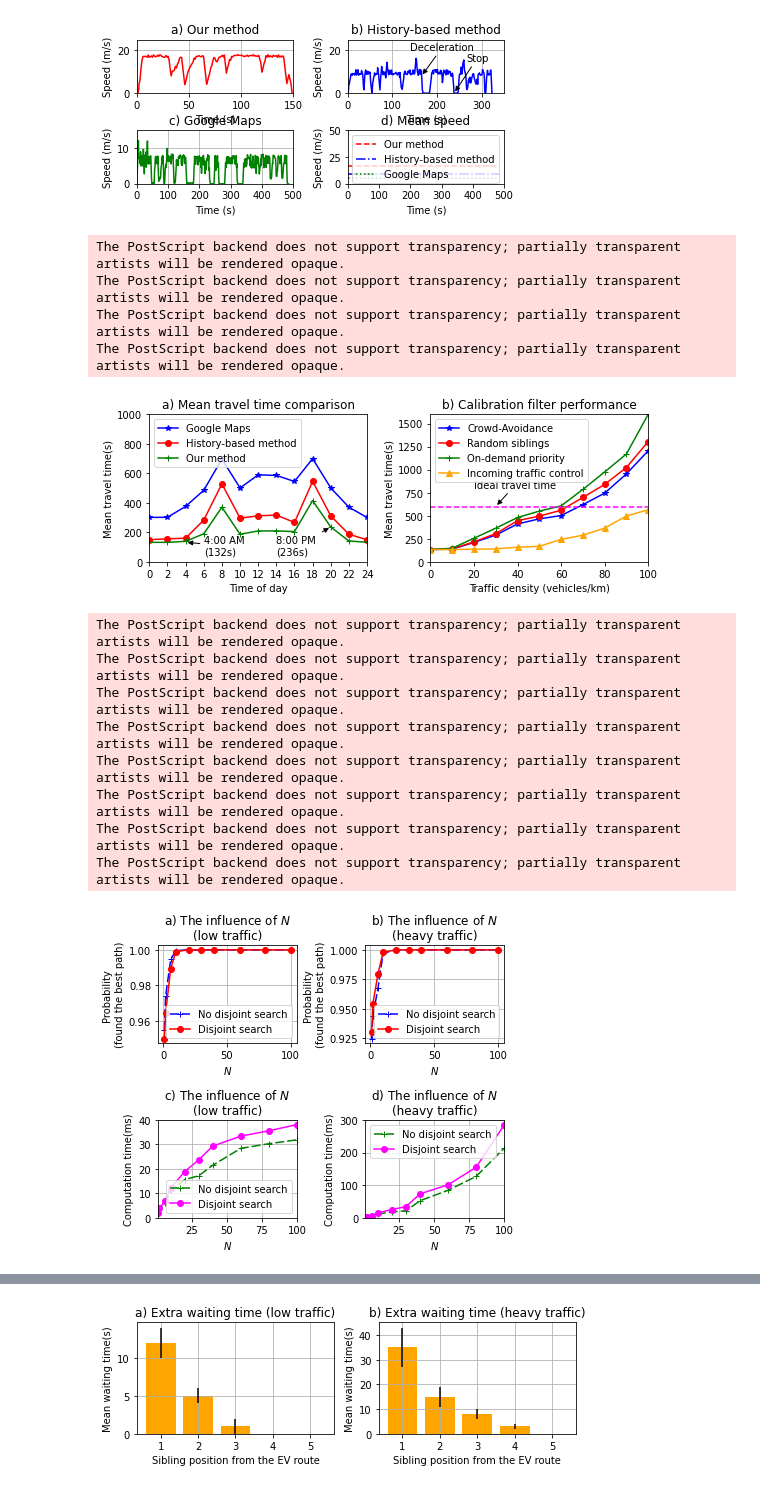
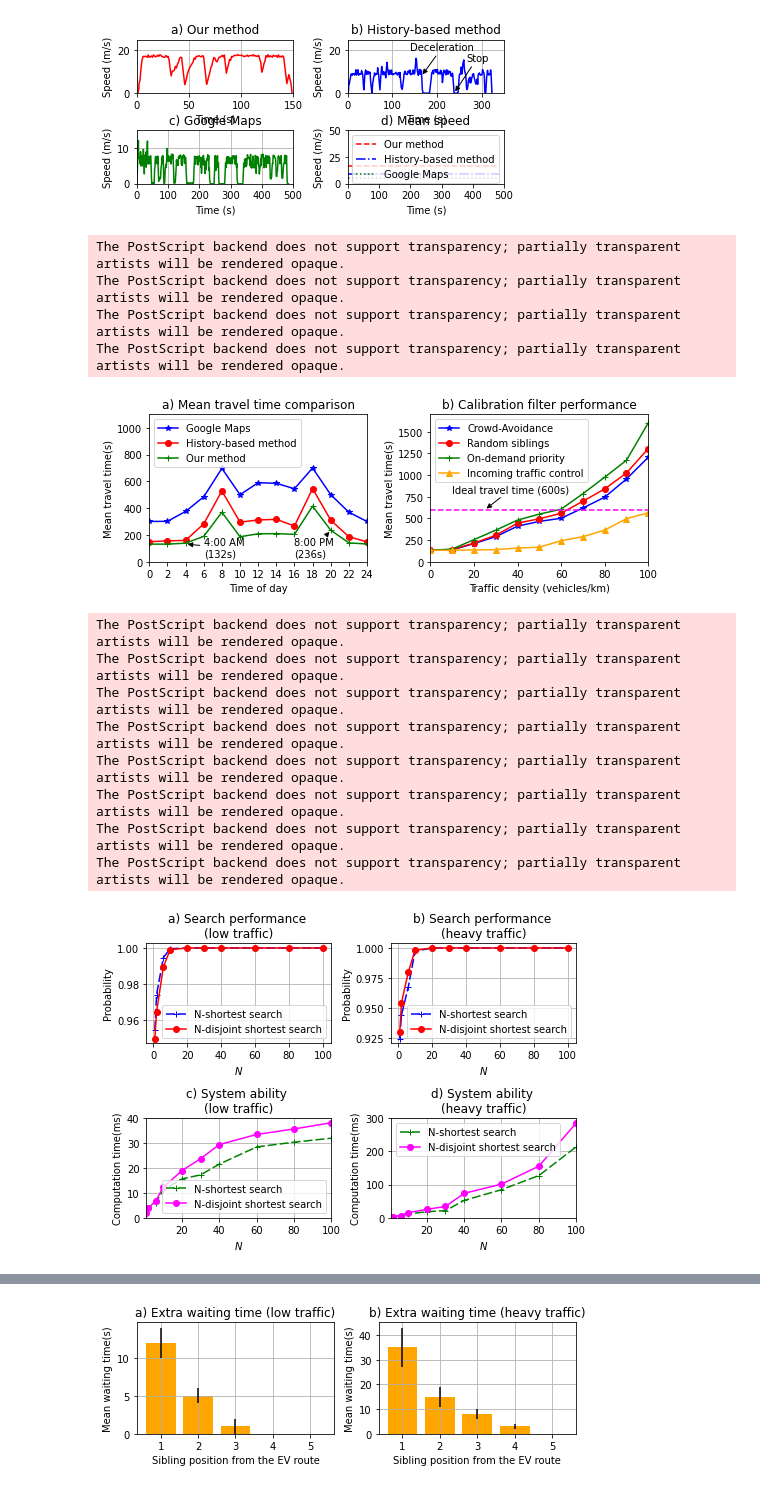
Before and after one commit to tuonglinhhm/EVPathPlanning, a Jupyter notebook: Draw.ipynb, the cells around one changed output, grey strips where cells are left out. Cells and saved outputs as stored; diff of their text form; code cells hidden in the pictures.

Commit message:
EV Path planning source code
Drawing file

```diff
--- a/Draw.ipynb
+++ b/Draw.ipynb
@@ -101,14 +101,14 @@ threshold = [0, 2, 4, 6, 8, 10, 12, 14, 16, 18, 20, 22, 24]
 line1 = [301, 302 , 376, 485, 697, 501, 590, 586, 545, 700, 501, 370, 301]
 line2 = [150, 156, 160, 283, 529, 296, 312, 317, 267, 546, 311, 187, 149]
 line3 = [132, 132, 139, 190, 370, 187, 209, 210, 205, 415, 236, 141, 133]
-plt.axis([0, 24, 0, 1000])
+plt.axis([0, 24, 0, 1100])
 plt.xticks([0, 2, 4, 6, 8, 10, 12, 14, 16, 18, 20, 22, 24])
 plt.plot(threshold, line1, color='blue', marker = '*')
 plt.plot(threshold, line2, color='red', marker = 'o')
 plt.plot(threshold, line3, color='green', marker = '+')
-plt.annotate('8:00 PM \n(236s)', xy=(20, 236), xytext=(14,50),
+plt.annotate('8:00 PM \n(236s)', xy=(20, 236), xytext=(16,40),
             arrowprops=dict(facecolor='black', arrowstyle='-|>'))
-plt.annotate('4:00 AM \n(132s)', xy=(4, 132), xytext=(6,50),
+plt.annotate('4:00 AM \n(132s)', xy=(4, 132), xytext=(6,40),
             arrowprops=dict(facecolor='black', arrowstyle='-|>'))
 plt.legend(('Google Maps', 'History-based method', 'Our method'),loc='upper left')
 plt.xlabel('Time of day')
@@ -121,14 +121,14 @@ line1 = [133, 138, 210, 290, 411, 466, 502, 620, 745, 954, 1205]
 line2 = [133, 141, 216, 306, 446, 496, 560, 698, 840, 1023, 1305]
 line3 = [133, 147, 256, 365, 481, 550, 607, 785, 975, 1170, 1600]
 line4 = [133, 133, 137, 140, 159, 168, 243, 289, 365, 497, 565]
-plt.axis([0, 100, 0, 1600])
+plt.axis([0, 100, 0, 1700])
 plt.plot(threshold, line1, color='blue', marker = '*')
 plt.plot(threshold, line2, color='red', marker = 'o')
 plt.plot(threshold, line3, color='green', marker = '+')
 plt.plot(threshold, line4, color='orange', marker = '^')
 plt.axhline(y=600, color='magenta', linestyle='--')
 
-plt.annotate('Ideal travel time', xy=(30, 600), xytext=(20,800),
+plt.annotate('Ideal travel time (600s)', xy=(25, 600), xytext=(10,800),
             arrowprops=dict(facecolor='black', arrowstyle='-|>'))
 
 plt.legend(('Crowd-Avoidance', 'Random siblings', 'On-demand priority' , 'Incoming traffic control'),loc='upper left')
@@ -147,7 +147,7 @@ The PostScript backend does not support transparency; partially transparent arti
 The PostScript backend does not support transparency; partially transparent artists will be rendered opaque.
 The PostScript backend does not support transparency; partially transparent artists will be rendered opaque.
 The PostScript backend does not support transparency; partially transparent artists will be rendered opaque.
-[figure, old version]
+[figure, new version]
 # %%
 import numpy as np
 import matplotlib.pyplot as plt
@@ -157,7 +157,7 @@ from matplotlib.ticker import NullFormatter  # useful for `logit` scale
 # make up some data in the interval ]0, 1[
 
 # plot with various axes scales
-plt.rcParams["figure.figsize"] = (6,5)
+plt.rcParams["figure.figsize"] = (7,5)
 
 plt.figure()
 
@@ -170,10 +170,10 @@ line1 = [ 0.954852, 0.974151, 0.994624, 0.999549, 1, 1, 1, 1, 1, 1]
 line2 = [ 0.949913, 0.964573, 0.989485, 0.999017, 1, 1, 1, 1, 1, 1]
 plt.plot(threshold, line1, color='blue', dashes=[6, 2], marker = '+')
 plt.plot(threshold, line2, color='red', marker = 'o')
-plt.legend((r'No disjoint search', r'Disjoint search'),loc='lower right')
+plt.legend((r'N-shortest search', r'N-disjoint shortest search'),loc='lower right')
 plt.xlabel(r'$N$')
-plt.ylabel('Probability \n(found the best path)')
-plt.title('a) The influence of $N$ \n(low traffic)')
+plt.ylabel('Probability')
+plt.title('a) Search performance \n(low traffic)')
 plt.grid(True)
 
 # symmetric log
@@ -184,10 +184,10 @@ line1 = [ 0.924624, 0.944112, 0.96753, 0.997123, 1, 1, 1, 1, 1, 1]
 line2 = [ 0.929951, 0.954322, 0.979687, 0.998001, 1, 1, 1, 1, 1, 1]
 plt.plot(threshold, line1, color='blue', dashes=[6, 2], marker = '+')
 plt.plot(threshold, line2, color='red', marker = 'o')
-plt.legend((r'No disjoint search', r'Disjoint search'),loc='lower right')
+plt.legend((r'N-shortest search', r'N-disjoint shortest search'),loc='lower right')
 plt.xlabel(r'$N$')
-plt.ylabel('Probability \n(found the best path)')
-plt.title('b) The influence of $N$ \n(heavy traffic)')
+plt.ylabel('Probability')
+plt.title('b) Search performance \n(heavy traffic)')
 plt.grid(True)
 
 # symmetric log
@@ -199,42 +199,42 @@ line2 = [ 1.8, 3.9, 6.8, 12.2, 18.9, 23.7, 29.34, 33.40, 35.6, 38.1]
 plt.plot(threshold, line1, color='green', dashes=[6, 2], marker = '+')
 plt.plot(threshold, line2, color='magenta', marker = 'o')
 plt.axis([1, 100, 0, 40])
-plt.legend((r'No disjoint search', r'Disjoint search'),loc='lower right')
+plt.legend((r'N-shortest search', r'N-disjoint shortest search'),loc='lower right')
 plt.xlabel(r'$N$')
 plt.ylabel('Computation time(ms)')
-plt.title('c) The influence of $N$ \n(low traffic)')
+plt.title('c) System ability \n(low traffic)')
 plt.grid(True)
 
 # symmetric log
 plt.subplot(224)
 
 threshold = [1, 2, 6, 10, 20, 30, 40, 60, 80, 100]
 line1 = [ 1.8, 3.7, 6.3, 11.4, 18.5, 21.5, 52.3, 84.5, 126.9, 213.3]
 line2 = [ 1.8, 3.9, 6.9, 15.5, 25.3, 34.2, 73.5, 101.2, 155.1, 284.5]
 plt.plot(threshold, line1, color='green', dashes=[6, 2], marker = '+')
 plt.plot(threshold, line2, color='magenta', marker = 'o')
 plt.axis([1, 100, 0, 300])
-plt.legend((r'No disjoint search', r'Disjoint search'),loc='upper left')
+plt.legend((r'N-shortest search', r'N-disjoint shortest search'),loc='upper left')
 plt.xlabel(r'$N$')
 plt.ylabel('Computation time(ms)')
-plt.title('d) The influence of $N$ \n(heavy traffic)')
+plt.title('d) System ability \n(heavy traffic)')
 plt.grid(True)
 
 plt.subplots_adjust(top=0.9, bottom=0.1, left=0.10, right=0.95, hspace=0.7,
                     wspace=0.5)
 plt.tight_layout()
 plt.savefig("result_influence_N.eps", format="eps")
 plt.show()
 # %% [output]
 The PostScript backend does not support transparency; partially transparent artists will be rendered opaque.
 The PostScript backend does not support transparency; partially transparent artists will be rendered opaque.
 The PostScript backend does not support transparency; partially transparent artists will be rendered opaque.
 The PostScript backend does not support transparency; partially transparent artists will be rendered opaque.
 The PostScript backend does not support transparency; partially transparent artists will be rendered opaque.
 The PostScript backend does not support transparency; partially transparent artists will be rendered opaque.
 The PostScript backend does not support transparency; partially transparent artists will be rendered opaque.
 The PostScript backend does not support transparency; partially transparent artists will be rendered opaque.
-[figure, old version]
+[figure, new version]
 # %%
 import matplotlib.pyplot as plt
 import statistics
```
Also changed, not shown: parts of 2 cells of this notebook.
